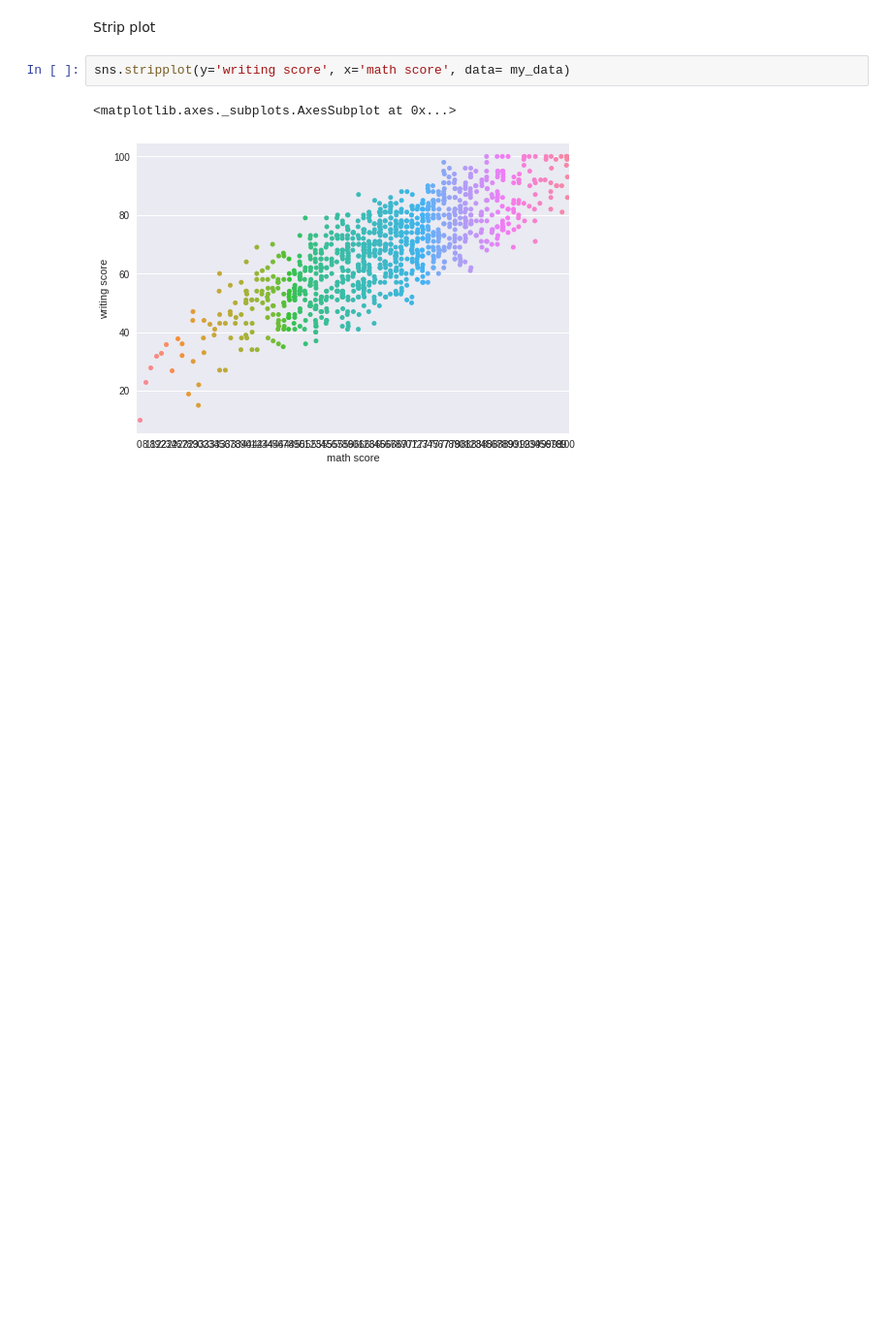
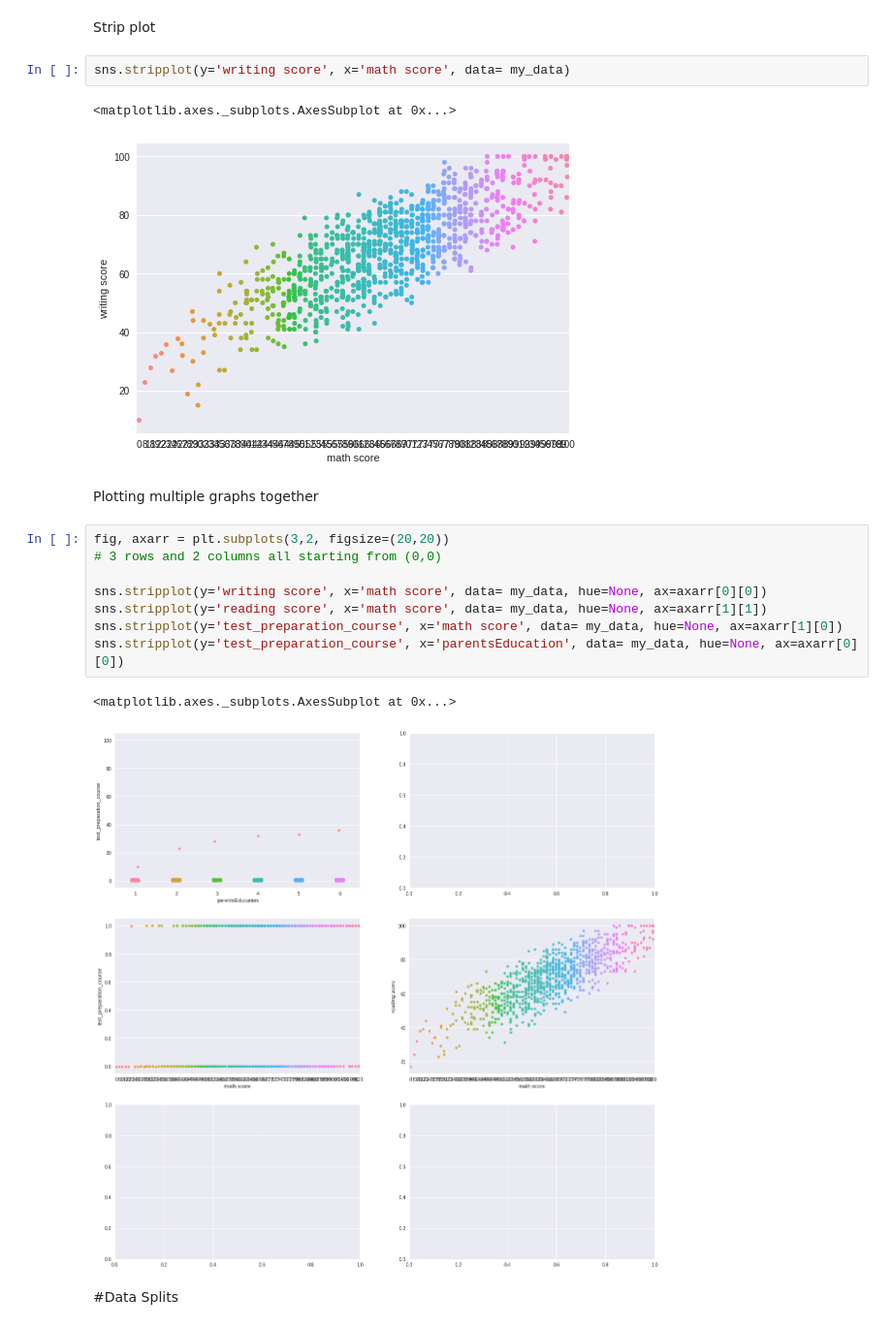
Before and after one commit to sejallotliker/MLnow_2.0, a Jupyter notebook: ML_EDA_Students_performance_in_exam_univariate_Linear_regression.ipynb, the cells around one changed output. Shown at 97% size. Saved outputs shown, nothing was run; the diff lists cells and outputs as text; blank space fills up the shorter version.

```diff
--- a/ML_EDA_Students_performance_in_exam_univariate_Linear_regression.ipynb
+++ b/ML_EDA_Students_performance_in_exam_univariate_Linear_regression.ipynb
@@ -122,3 +122,18 @@ sns.stripplot(y='writing score', x='math score', data= my_data)
 # %% [output]
 <matplotlib.axes._subplots.AxesSubplot at 0x...>
 [figure]
+# %% [markdown]
+Plotting multiple graphs together
+# %%
+fig, axarr = plt.subplots(3,2, figsize=(20,20))
+# 3 rows and 2 columns all starting from (0,0)
+
+sns.stripplot(y='writing score', x='math score', data= my_data, hue=None, ax=axarr[0][0])
+sns.stripplot(y='reading score', x='math score', data= my_data, hue=None, ax=axarr[1][1])
+sns.stripplot(y='test_preparation_course', x='math score', data= my_data, hue=None, ax=axarr[1][0])
+sns.stripplot(y='test_preparation_course', x='parentsEducation', data= my_data, hue=None, ax=axarr[0][0])
+# %% [output]
+<matplotlib.axes._subplots.AxesSubplot at 0x...>
+[figure, added]
+# %% [markdown]
+#Data Splits
```
Also changed, not shown: parts of 19 cells of this notebook.
